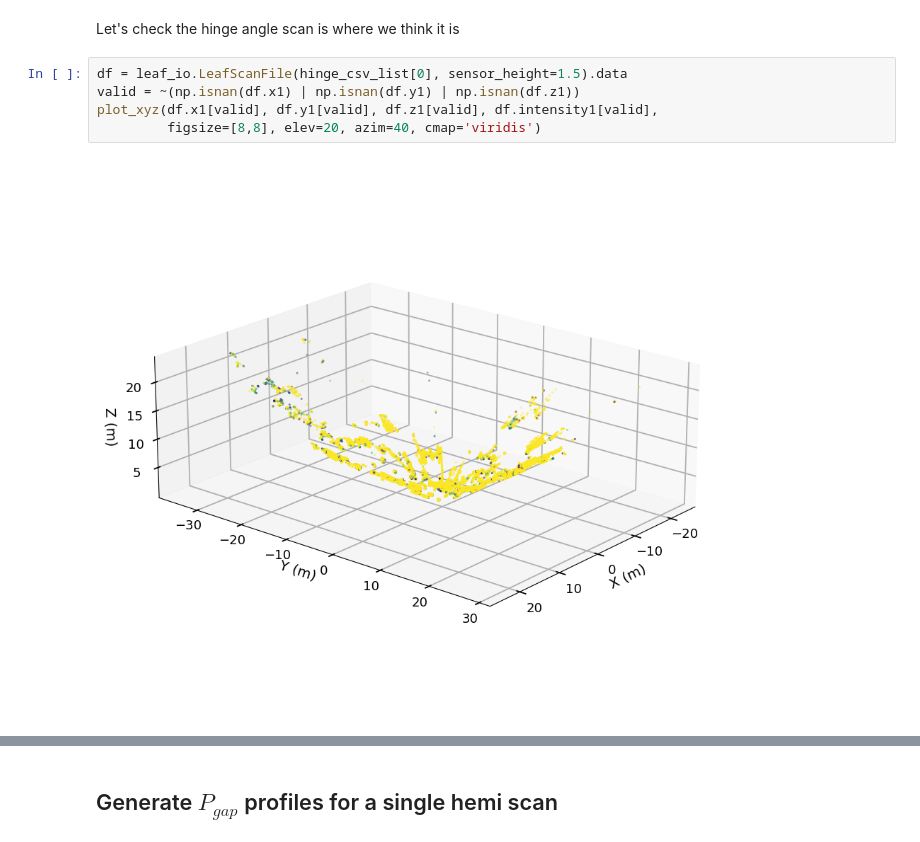
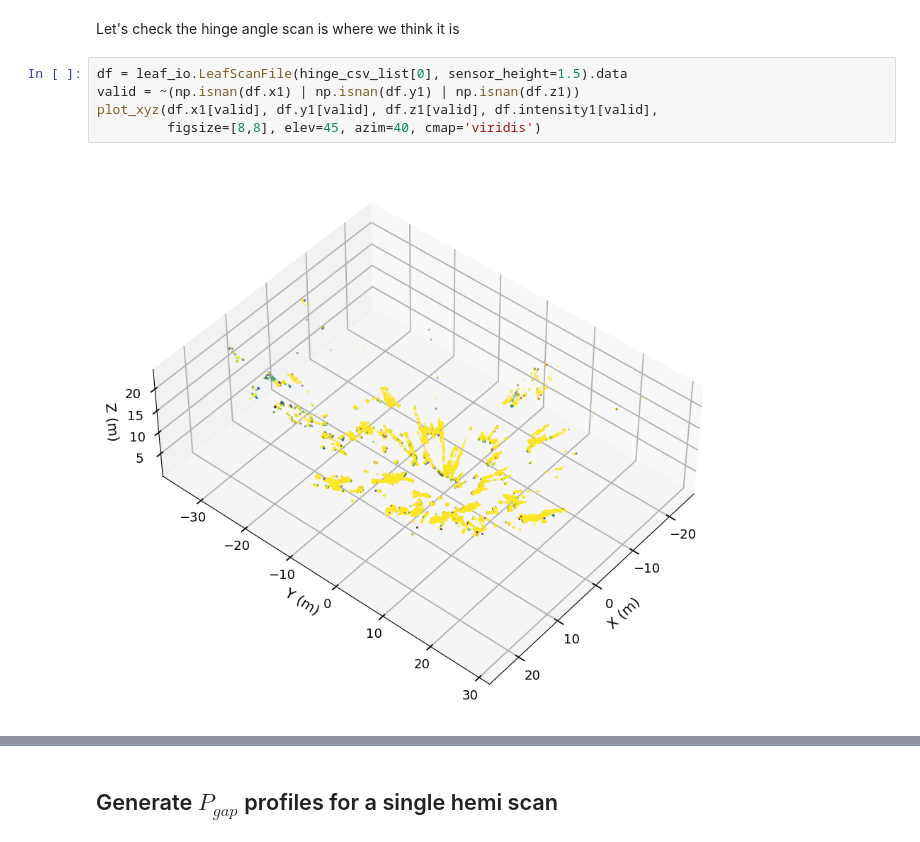
Before and after one commit to armstonj/pylidar-tls-canopy, a Jupyter notebook: notebooks/03_leaf_example.ipynb, the cells around one changed output, grey strips where cells are left out. Saved outputs shown, nothing was run; the diff lists cells and outputs as text.

```diff
--- a/notebooks/03_leaf_example.ipynb
+++ b/notebooks/03_leaf_example.ipynb
@@ -159,10 +161,10 @@ Let's check the hinge angle scan is where we think it is
 # %%
 df = leaf_io.LeafScanFile(hinge_csv_list[0], sensor_height=1.5).data
 valid = ~(np.isnan(df.x1) | np.isnan(df.y1) | np.isnan(df.z1))
 plot_xyz(df.x1[valid], df.y1[valid], df.z1[valid], df.intensity1[valid],
-         figsize=[8,8], elev=20, azim=40, cmap='viridis')
+         figsize=[8,8], elev=45, azim=40, cmap='viridis')
 # %% [output]
-[figure, old version]
+[figure, new version]
 # %%
 leaf_hemi_grid = grid.grid_leaf_spherical(hemi_csv_list[0], 1.8, attribute='range1',
     method='MIN', sensor_height=1.5)
```
Also changed, not shown: parts of 10 cells of this notebook, 2 other files.
